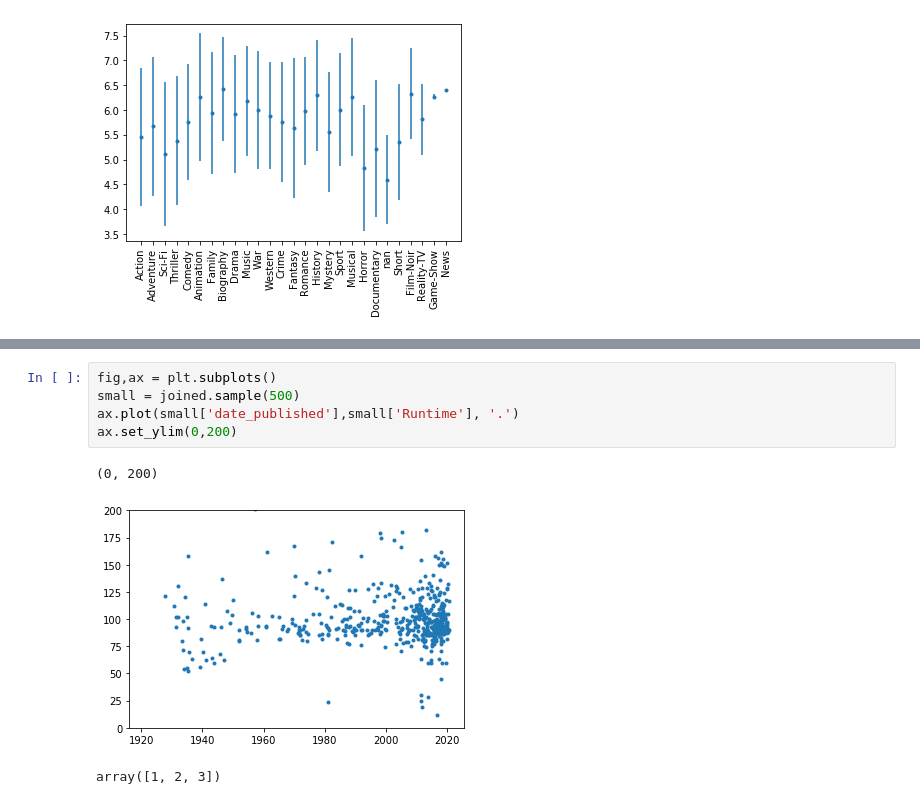
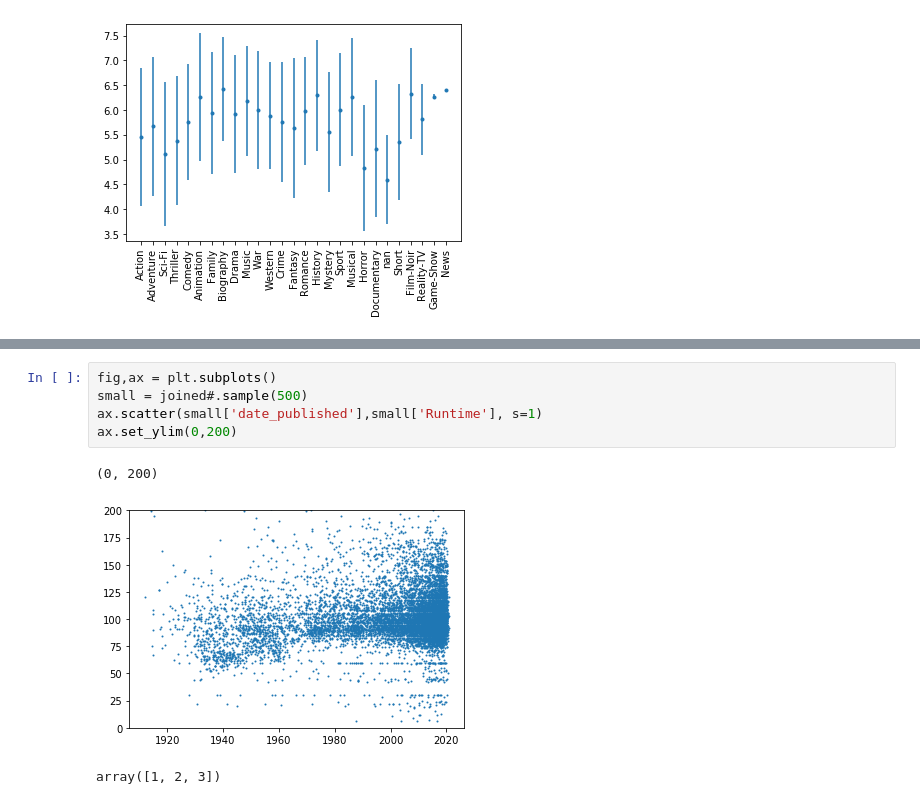
Before and after one commit to almetzler/SI330Final, a Jupyter notebook: Alexis.ipynb, the cells around one changed output, grey strips where cells are left out. Drawn from its saved outputs; the diff is of its cells as text.

```diff
--- a/Alexis.ipynb
+++ b/Alexis.ipynb
@@ -96,12 +97,12 @@ avg_vote          float64
 dtype: object
 # %%
 fig,ax = plt.subplots()
-small = joined.sample(500)
-ax.plot(small['date_published'],small['Runtime'], '.')
+small = joined#.sample(500)
+ax.scatter(small['date_published'],small['Runtime'], s=1)
 ax.set_ylim(0,200)
 # %% [output]
 (0, 200)
-[figure, old version]
+[figure, new version]
 # %%
 # %% [output]
 array([1, 2, 3])
```
Also changed, not shown: parts of 2 cells of this notebook.
